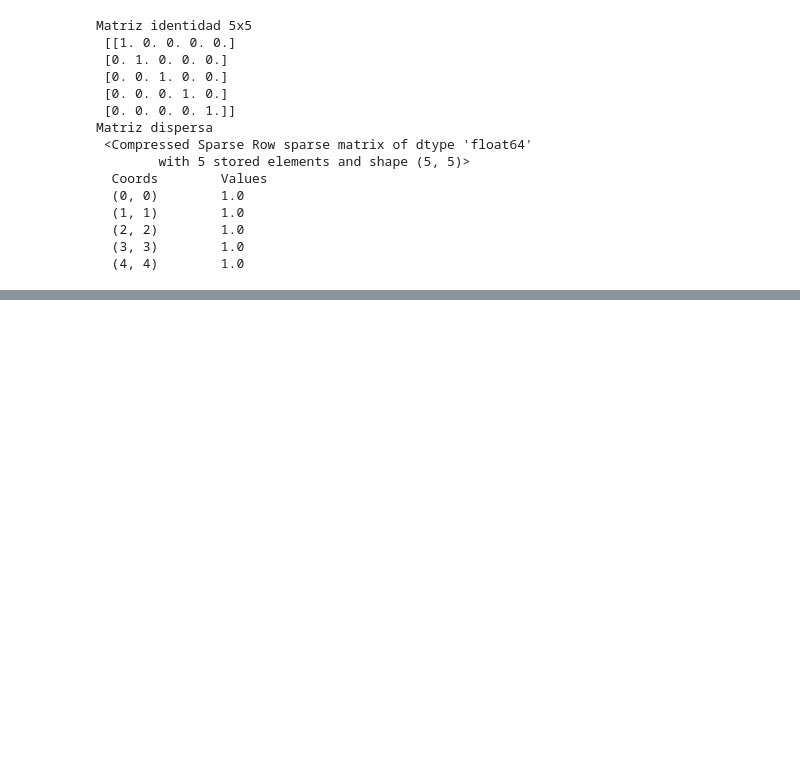
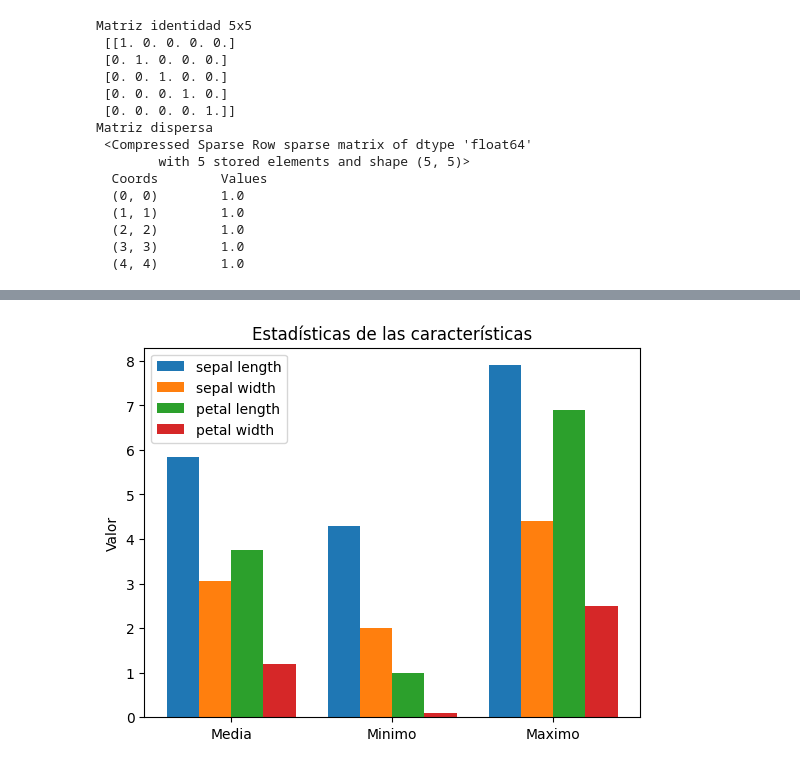
Before and after one commit to Erickescorpions/pattern-recognition, a Jupyter notebook: P1/P1-Desarrollo.ipynb, the cells around one changed output, grey strips where cells are left out. Cells and saved outputs as stored; diff of their text form; code cells hidden in the pictures; blank space fills up the shorter version.

```diff
--- a/P1/P1-Desarrollo.ipynb
+++ b/P1/P1-Desarrollo.ipynb
@@ -33,7 +31,7 @@ x = iris.data.features
 y = iris.data.targets
 
 # juntamos los dos datasets
-x['Clase'] = y
+x['Especie'] = y
 
 print(iris.metadata)
 print(iris.variables)
@@ -156,0 +167,3 @@ Matriz dispersa
+# %%
+estadisticas = x.describe()
+print(estadisticas)
@@ -156,0 +245,36 @@ Matriz dispersa
+# %%
+import matplotlib.pyplot as plt
+
+etiquetas = ['Media', 'Minimo', 'Maximo']
+
+#[mean, min, max] = estadisticas['sepal length'].loc[['mean', 'min', 'max']]
+
+#print(mean, min, max)
+#print(type(estadisticas))
+#print(estadisticas.columns.values)
+
+data = {}
+
+for col in estadisticas.columns.values:
+  data[col] = estadisticas[col].loc[['mean', 'min', 'max']]
+
+#print(data)
+
+# creamos un gráfico de barras para cada columna en data
+fig, ax = plt.subplots()
+
+for idx, (col, valores) in enumerate(data.items()):
+  separacion = [i + idx*0.2 for i in range(len(valores))]
+  ax.bar(separacion, valores, width=0.2, label=col)
+
+
+# Configuración de las etiquetas y título
+ax.set_xticks([i + 0.2*(len(data)-1)/2 for i in range(len(etiquetas))])
+ax.set_xticklabels(etiquetas)
+ax.set_ylabel('Valor')
+ax.set_title('Estadísticas de las características')
+ax.legend()
+
+plt.show()
+# %% [output]
+[figure, added]
```
Also changed, not shown: parts of 22 cells of this notebook.
